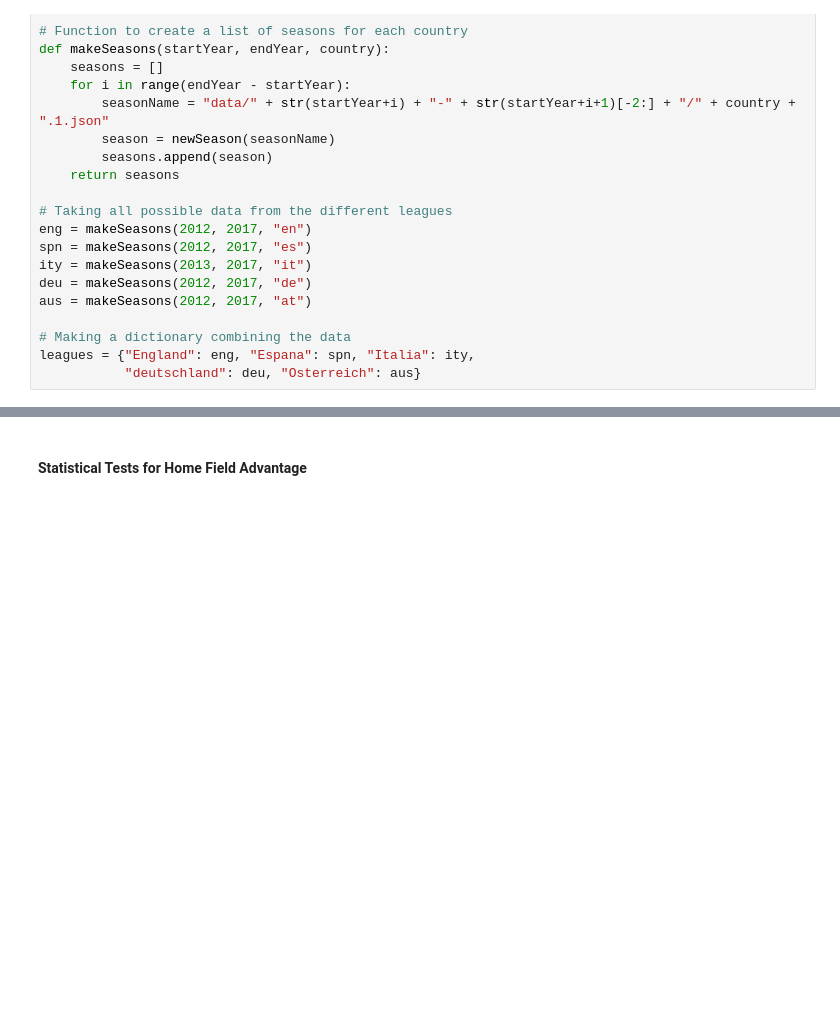
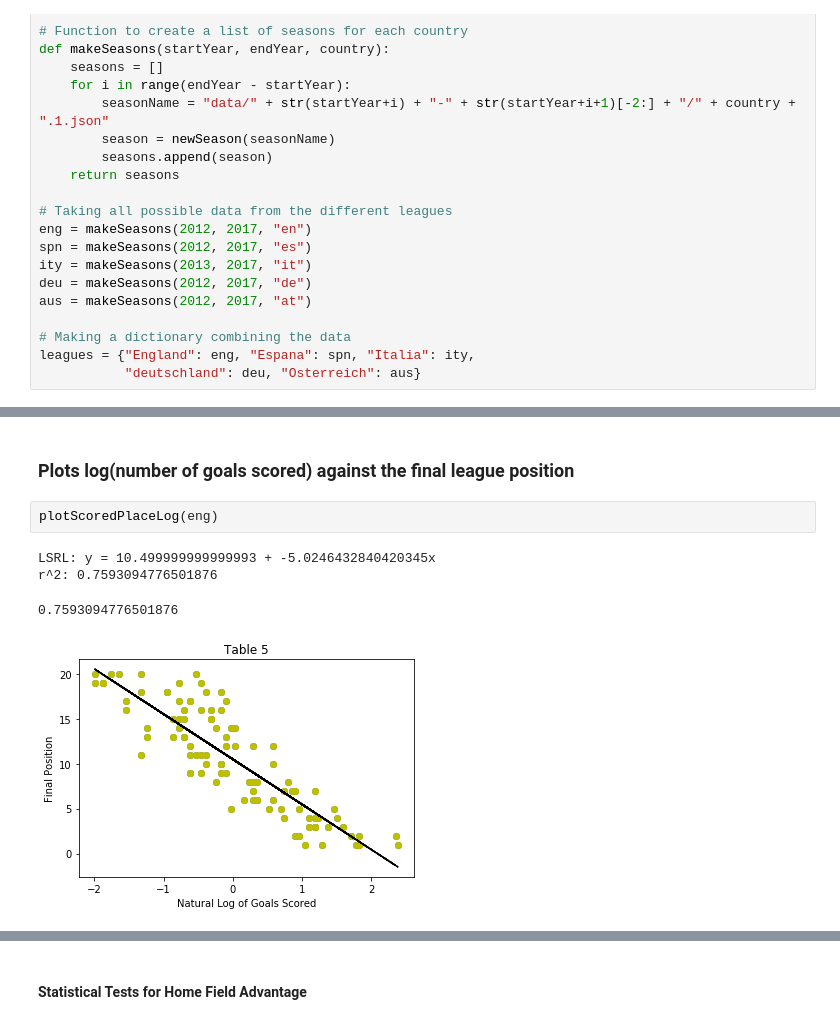
Before and after one commit to cjleggett/SoccerData, a Jupyter notebook: Soccer Data.ipynb, the cells around one changed output, grey strips where cells are left out. Drawn from its saved outputs; the diff is of its cells as text; blank space fills up the shorter version.

```diff
--- a/Soccer Data.ipynb
+++ b/Soccer Data.ipynb
@@ -364,0 +376,9 @@ r^2: 0.7320339766378002
+# %% [markdown]
+### Plots log(number of goals scored) against the final league position
+# %%
+plotScoredPlaceLog(eng)
+# %% [output]
+LSRL: y = 10.499999999999993 + -5.0246432840420345x
+r^2: 0.7593094776501876
+0.7593094776501876
+[figure, added]
```
Also changed, not shown: parts of 21 cells of this notebook.
